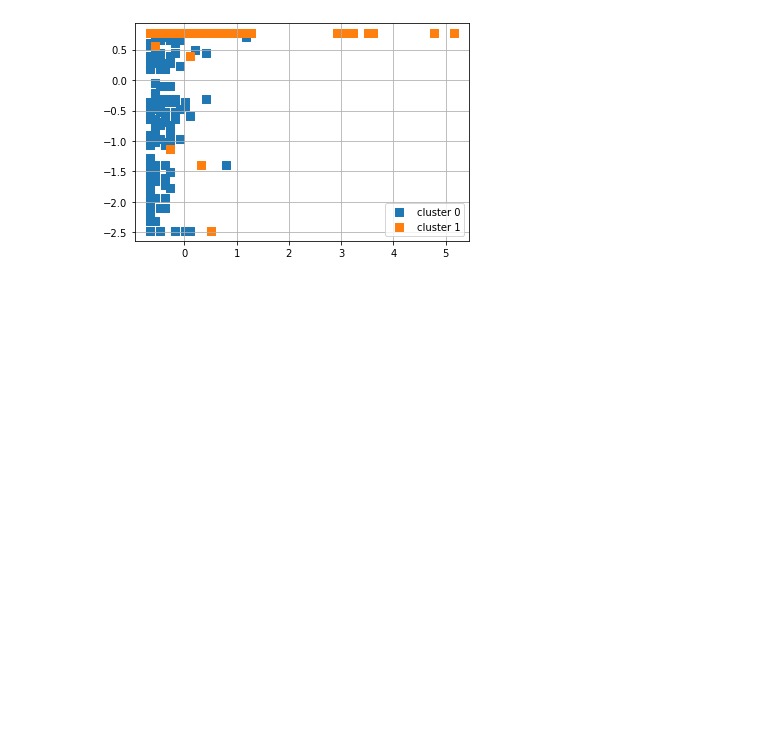
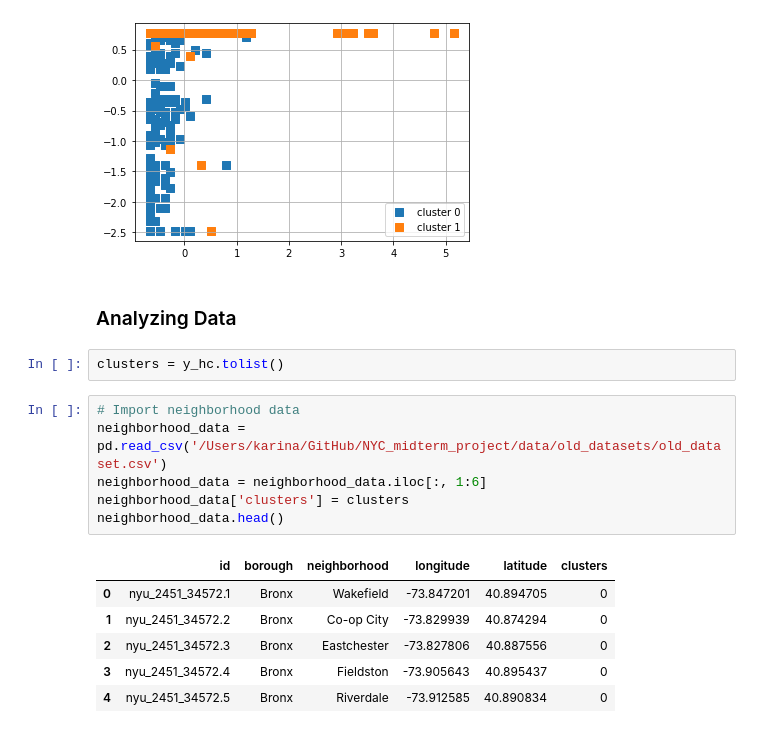
Before and after one commit to ktamkee/NYC_midterm_project, a Jupyter notebook: svc/Hierarchical.ipynb, the cells around one changed output. Saved outputs shown, nothing was run; the diff lists cells and outputs as text; blank space fills up the shorter version.

```diff
--- a/svc/Hierarchical.ipynb
+++ b/svc/Hierarchical.ipynb
@@ -81,3 +81,20 @@ def plot_clusters(X,y_res, plt_cluster_centers = False):
 plot_clusters(X,y_hc)
 # %% [output]
 [figure]
+# %% [markdown]
+### Analyzing Data
+# %%
+clusters = y_hc.tolist()
+# %%
+# Import neighborhood data
+neighborhood_data = pd.read_csv('/Users/karina/GitHub/NYC_midterm_project/data/old_datasets/old_dataset.csv')
+neighborhood_data = neighborhood_data.iloc[:, 1:6]
+neighborhood_data['clusters'] = clusters
+neighborhood_data.head()
+# %% [output]
+|  | id | borough | neighborhood | longitude | latitude | clusters |
+| 0 | nyu_2451_34572.1 | Bronx | Wakefield | -73.847201 | 40.894705 | 0 |
+| 1 | nyu_2451_34572.2 | Bronx | Co-op City | -73.829939 | 40.874294 | 0 |
+| 2 | nyu_2451_34572.3 | Bronx | Eastchester | -73.827806 | 40.887556 | 0 |
+| 3 | nyu_2451_34572.4 | Bronx | Fieldston | -73.905643 | 40.895437 | 0 |
+| 4 | nyu_2451_34572.5 | Bronx | Riverdale | -73.912585 | 40.890834 | 0 |
```
Also changed, not shown: parts of 4 cells of this notebook, 11 other files.
